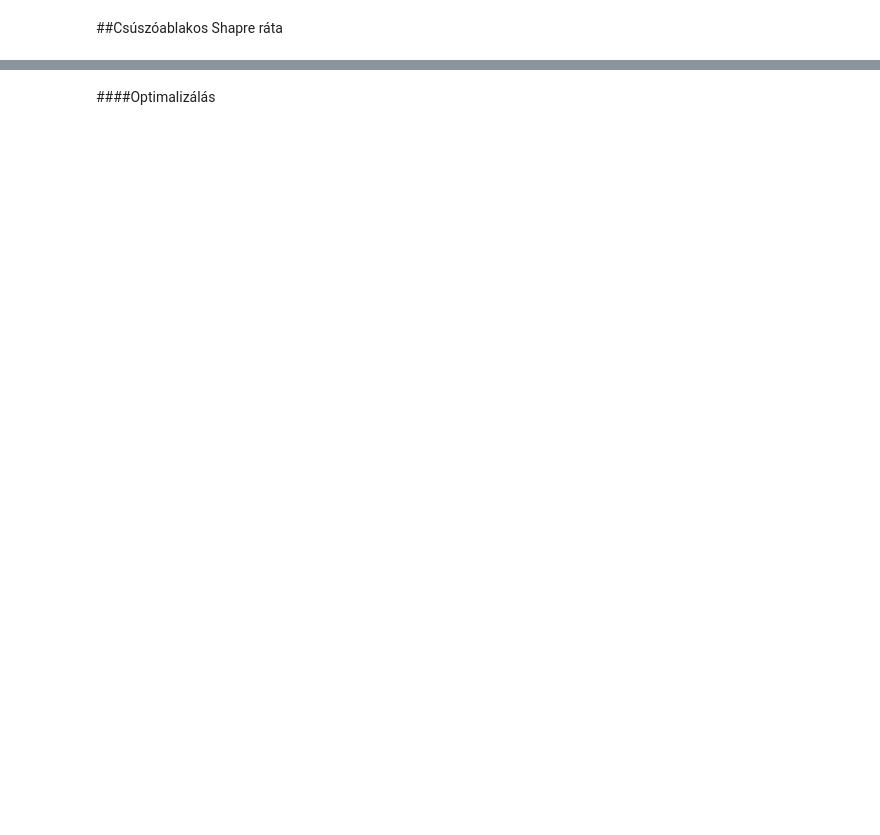
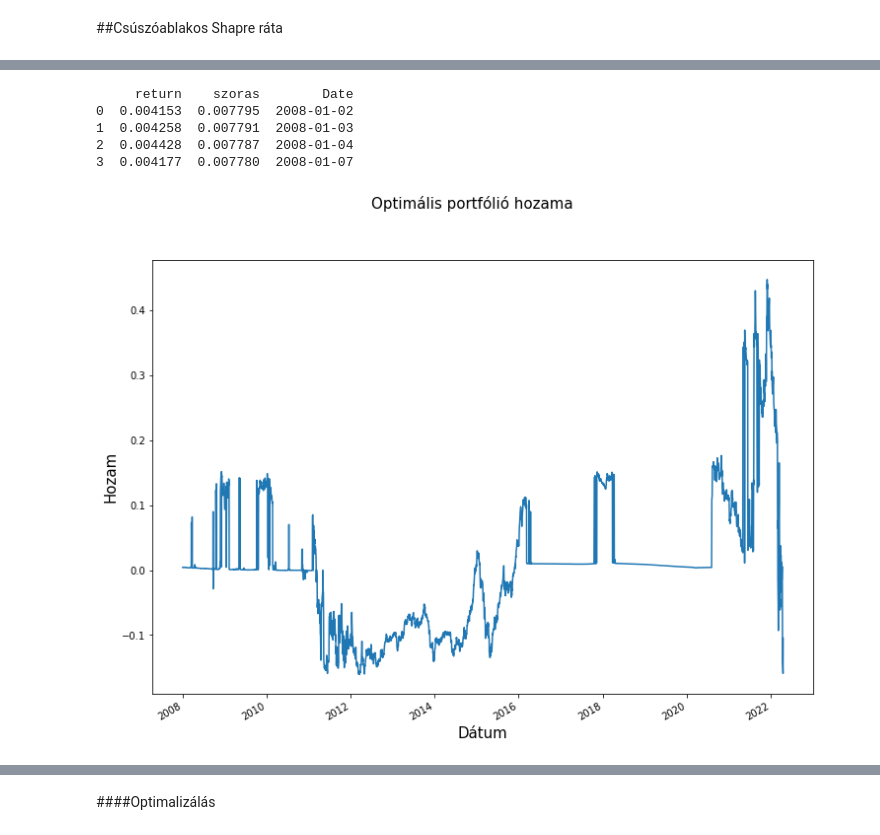
Before and after one commit to Kriszti8828/6het, a Jupyter notebook: beadando_maxmin_ipynb_másolata.ipynb, the cells around one changed output, grey strips where cells are left out. Cells and saved outputs as stored; diff of their text form; code cells hidden in the pictures; blank space fills up the shorter version.

```diff
--- a/beadando_maxmin_ipynb_másolata.ipynb
+++ b/beadando_maxmin_ipynb_másolata.ipynb
@@ -271,8 +377,12 @@ print(type(sulyarray[1]))
 # %%
 #A returnök kiszámolása a csúszóablakos módszernél
 gordreturn['return']=np.zeros(len(megoldas1_2['x1']))
+gordreturn['szoras']=np.zeros(len(megoldas1_2['x1']))
+
 for i in range(len(megoldas1_2['x1'])):
   gordreturn['return'][i]=minden(df_hozam_gsh[i:(i+5*252)],sulyarray[i])[0]
+  gordreturn['szoras'][i]=minden(df_hozam_gsh[i:(i+5*252)],sulyarray[i])[1] #a return és a szórás oszlopok feltöltése a korábban bemutatott függvénnyel
+
   #df_ret[df_ret.columns[1]]*megoldas1_2['x1'][i] #pbj #az index 1-nél indul, mert a 0. az yc
 # %%
 #Dátum hozzáadása
@@ -280,12 +390,21 @@ gordreturn['Date']=df_bil['Date'][0:len(gordreturn['return'])]
 print(gordreturn.head(4))
 gordreturn=gordreturn.set_index('Date')
 gordreturn.index = pd.to_datetime(gordreturn.index)
+# %% [output]
+     return    szoras        Date
+0  0.004153  0.007795  2008-01-02
+1  0.004258  0.007791  2008-01-03
+2  0.004428  0.007787  2008-01-04
+3  0.004177  0.007780  2008-01-07
 # %%
 #A csúszóablakos optimális returnök ábrázolása
+
+plt.figure(figsize=(12, 9))
 gordreturn['return'][1:3600].plot()
-plt.figure(figsize=(12, 9))
-plt.suptitle('Portfólió alakulása')
-plt.ylabel('Hozam')
-plt.xlabel('Dátum')
-plt.savefig("returngordsharpe.png")
+plt.suptitle('Optimális portfólió hozama', fontsize=15)
+plt.ylabel('Hozam', fontsize=15)
+plt.xlabel('Dátum', fontsize=15)
+plt.savefig("sharpegordhozam.png")
 plt.show()
+# %% [output]
+[figure, added]
```
Also changed, not shown: parts of 71 cells of this notebook.
